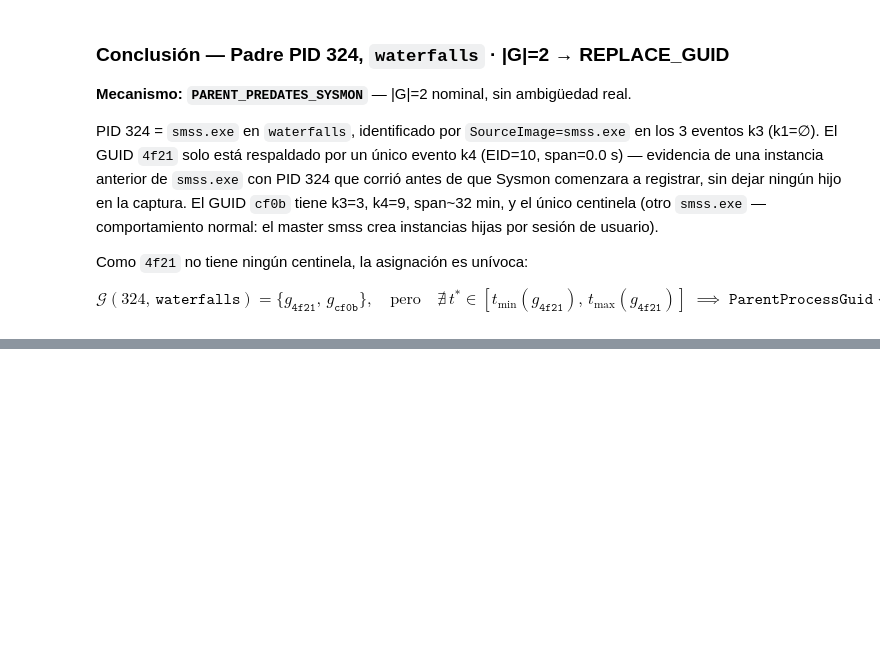
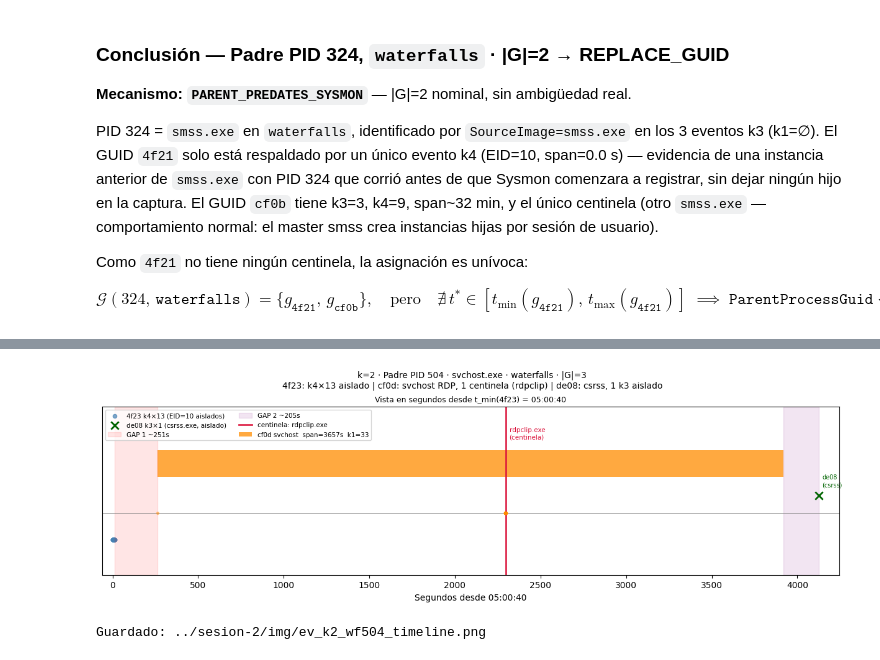
Before and after one commit to ollerenac/curso2026, a Jupyter notebook: sesion-2/9_enfoque_B.ipynb, the cells around one changed output, grey strips where cells are left out. Cells and saved outputs as stored; diff of their text form; code cells hidden in the pictures; blank space fills up the shorter version.

Commit message:
analysis(sesion-2): k=2 REVIEW — PID 504 waterfalls (|G|=3 nominal, svchost RDP, rdpclip)
Co-Authored-By: Claude Sonnet 4.6 <noreply@anthropic.com>

```diff
--- a/sesion-2/9_enfoque_B.ipynb
+++ b/sesion-2/9_enfoque_B.ipynb
@@ -7366,0 +7474,67 @@ $$
+# %%
+import matplotlib.pyplot as plt
+
+OUT = '../sesion-2/img/ev_k2_wf504_timeline.png'
+
+guid_4f23 = '3fc4fefd-4f23-67da-1400-000000004700'
+guid_cf0d = '3fc4fefd-cf0d-67da-1400-000000004800'
+guid_de08 = '3fc4fefd-de08-67da-0900-000000004900'
+
+t0_504 = guid_ranges_504[guid_4f23][0]
+def sec_504(t): return (pd.Timestamp(t) - t0_504).total_seconds()
+
+t_min_4f23, t_max_4f23 = guid_ranges_504[guid_4f23][:2]
+t_min_cf0d, t_max_cf0d = guid_ranges_504[guid_cf0d][:2]
+t_min_de08, t_max_de08 = guid_ranges_504[guid_de08][:2]
+
+fig, ax = plt.subplots(figsize=(12, 3.8), constrained_layout=True)
+fig.suptitle('k=2 · Padre PID 504 · svchost.exe · waterfalls · |G|=3\n'
+             '4f23: k4×13 aislado | cf0d: svchost RDP, 1 centinela (rdpclip) | de08: csrss, 1 k3 aislado', fontsize=10)
+ax.set_title('Vista en segundos desde t_min(4f23) = 05:00:40', fontsize=9)
+ax.axhline(0, color='gray', lw=0.7)
+
+# cf0d lifecycle bar
+span_cf0d = (t_max_cf0d - t_min_cf0d).total_seconds()
+ax.barh(0.28, span_cf0d, left=sec_504(t_min_cf0d), height=0.15,
+        color='darkorange', alpha=0.75, label=f'cf0d svchost  span={span_cf0d:.0f}s  k1=33')
+
+# 4f23 k4 events (scattered)
+k4_4f23 = df[df['EventID'].isin([8,10]) & (df['Computer']==comp_wf504) &
+             (df['TargetProcessId']==ppid_504) & (df['TargetProcessGUID']==guid_4f23)]
+ax.scatter([sec_504(t) for t in k4_4f23['ts'].dropna()], [-0.15]*len(k4_4f23),
+           color='steelblue', s=20, alpha=0.7, label=f'4f23 k4×{len(k4_4f23)} (EID=10 aislados)')
+
+# de08 k3 event
+ax.scatter([sec_504(t_min_de08)], [0.1], color='darkgreen', s=80, marker='x',
+           linewidths=2, zorder=5, label='de08 k3×1 (csrss.exe, aislado)')
+ax.text(sec_504(t_min_de08)+20, 0.15, 'de08\n(csrss)', fontsize=7, color='darkgreen')
+
+# GAPs
+ax.axvspan(sec_504(t_max_4f23), sec_504(t_min_cf0d), alpha=0.1, color='red',
+           label=f'GAP 1 ~{sec_504(t_min_cf0d)-sec_504(t_max_4f23):.0f}s')
+ax.axvspan(sec_504(t_max_cf0d), sec_504(t_min_de08), alpha=0.1, color='purple',
+           label=f'GAP 2 ~{sec_504(t_min_de08)-sec_504(t_max_cf0d):.0f}s')
+
+# Sentinel
+x_sent = sec_504(s504['ts'].iloc[0])
+ax.axvline(x_sent, color='crimson', lw=2, alpha=0.9, label='centinela: rdpclip.exe')
+ax.text(x_sent+20, 0.42, 'rdpclip.exe\n(centinela)', fontsize=7.5, color='crimson')
+
+# k1 events for cf0d
+k1_cf0d = df[~df['EventID'].isin([8,10]) & (df['Computer']==comp_wf504) &
+             (df['ProcessId']==ppid_504) & (df['ProcessGuid']==guid_cf0d)]
+ax.scatter([sec_504(t) for t in k1_cf0d['ts'].dropna()], [0]*len(k1_cf0d),
+           color='darkorange', s=8, alpha=0.4, zorder=3)
+
+ax.set_xlim(-60, sec_504(t_max_de08)+120)
+ax.set_ylim(-0.35, 0.6)
+ax.set_yticks([])
+ax.set_xlabel('Segundos desde 05:00:40')
+ax.legend(fontsize=7.5, loc='upper left', ncol=2)
+
+fig.savefig(OUT, dpi=150, bbox_inches='tight')
+plt.show()
+print(f'Guardado: {OUT}')
+# %% [output]
+[figure, added]
+Guardado: ../sesion-2/img/ev_k2_wf504_timeline.png
```
Also changed, not shown: parts of 4 cells of this notebook, 2 other files.
